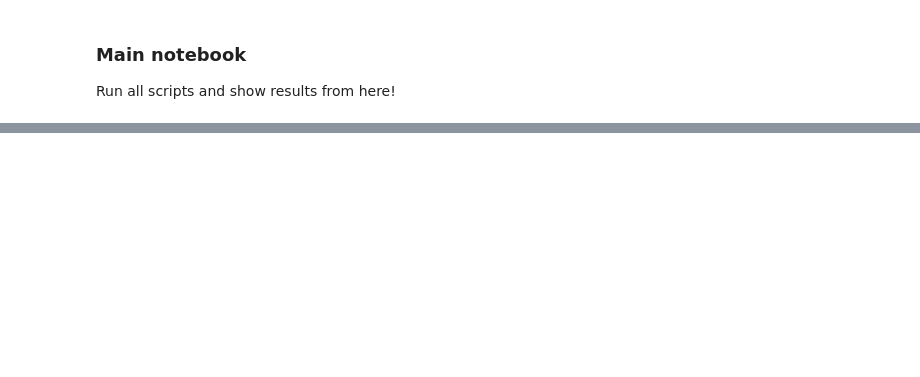
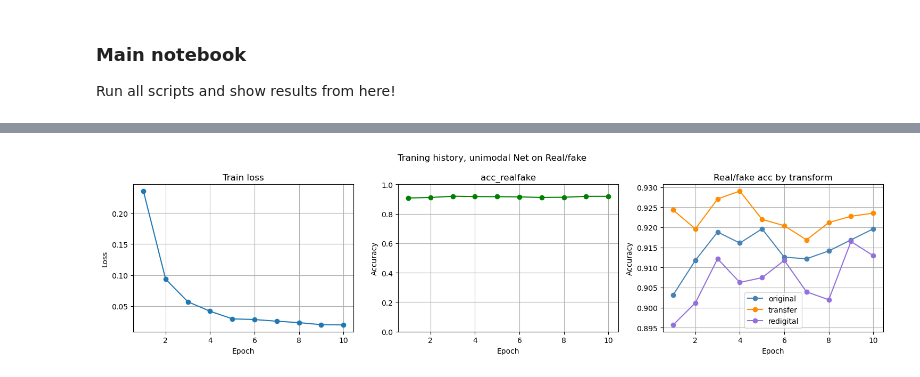
Before and after one commit to refouch/post_processed_ai_gen_detection, a Jupyter notebook: main.ipynb, the cells around one changed output, grey strips where cells are left out. Drawn from its saved outputs; the diff is of its cells as text; code cells hidden in the pictures; blank space fills up the shorter version.

Commit message:
feat: training of 2 baseline unimodal nets

```diff
--- a/main.ipynb
+++ b/main.ipynb
@@ -106,0 +117,6 @@ print(evaluate(m1, test_loader, device))
+# %%
+from modules.utils import plot_history
+
+plot_history(h1, title='Traning history, unimodal Net on Real/fake',save_path='plots/unimodal_realfake_history')
+# %% [output]
+[figure, added]
```
Also changed, not shown: parts of 8 cells of this notebook, 2 other files.
